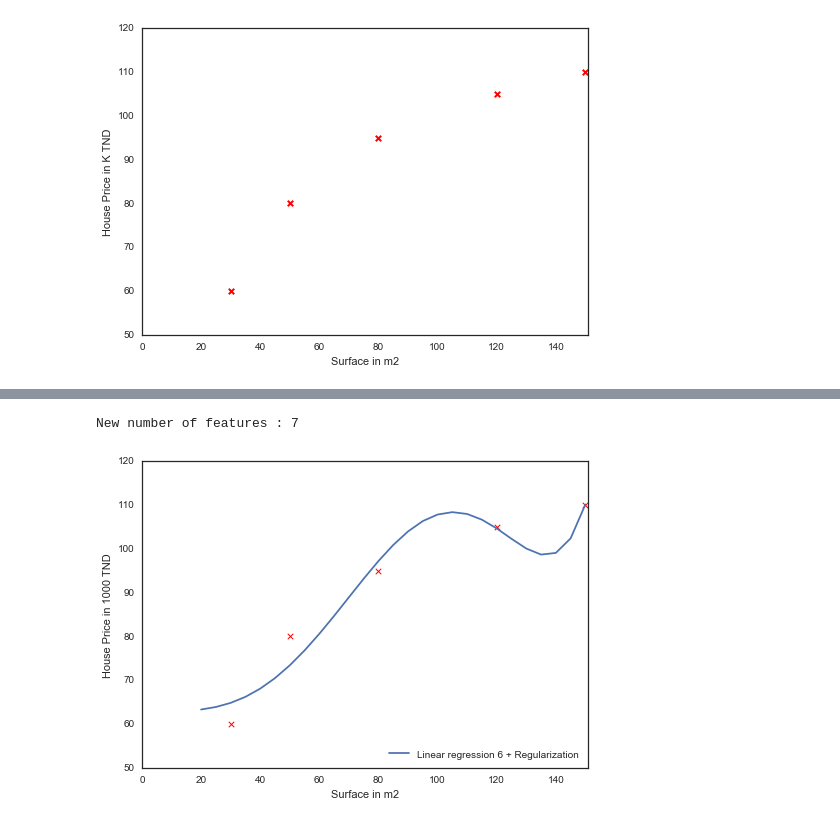
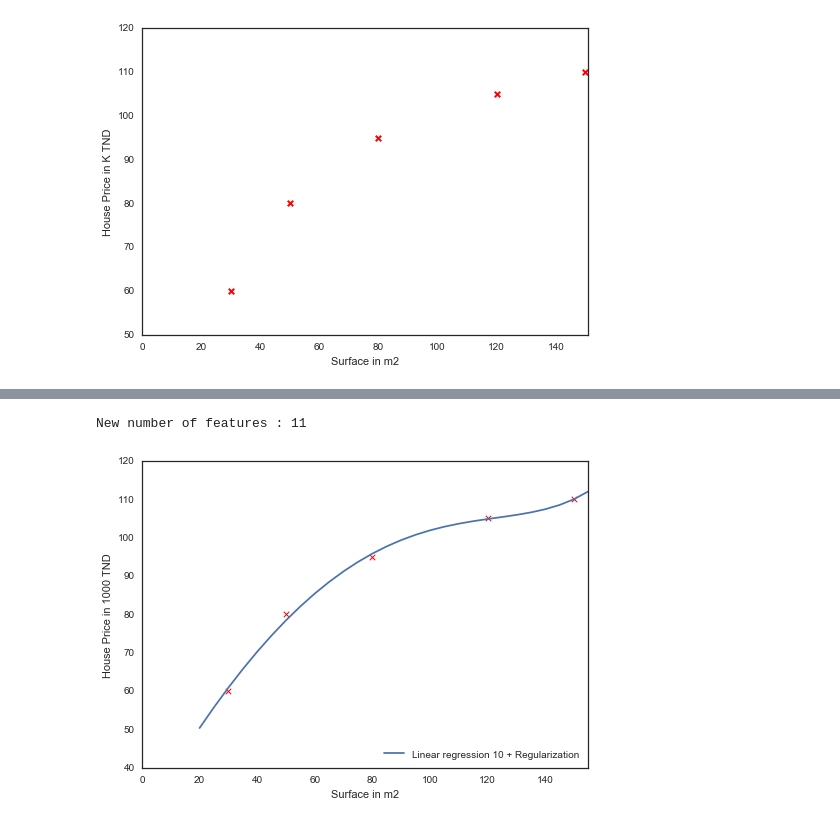
Before and after one commit to harzallah/Coursera-Machine-Learning, a Jupyter notebook: TPs/Example Regularization.ipynb, the cells around one changed output, grey strips where cells are left out. Drawn from its saved outputs; the diff is of its cells as text; code cells hidden in the pictures.

Commit message:
example for overfitting and regularization

```diff
--- a/TPs/Example Regularization.ipynb
+++ b/TPs/Example Regularization.ipynb
@@ -123,24 +123,24 @@ New number of features : 11
 # %%
-xx = np.arange(20,155, 5)
+xx = np.arange(20,156, 5)
 
-poly = PolynomialFeatures(6)
+poly = PolynomialFeatures(10)
 Xpoly = poly.fit_transform(X)
 print 'New number of features :', Xpoly.shape[1]
 plt.scatter(X, y, s=30, c='r', marker='x', linewidths=1)
 
-regr = linear_model.Ridge (alpha = 0.5)
+regr = linear_model.Lasso(alpha = 0.1)
 regr.fit(Xpoly, y.ravel())
 
 theta = regr.coef_.reshape(-1, 1)
 xxpoly = poly.fit_transform(xx.reshape(-1, 1))
 yypoly = regr.intercept_+xxpoly.dot(theta)
 
-plt.plot(xx, yypoly, label='Linear regression 6 + Regularization')
+plt.plot(xx, yypoly, label='Linear regression 10 + Regularization')
 
-plt.xlim(0,151)
+plt.xlim(0,155)
 plt.ylabel('House Price in 1000 TND')
 plt.xlabel('Surface in m2');
 plt.legend(loc=4);
 # %% [output]
-New number of features : 7
+New number of features : 11
-[figure, old version]
+[figure, new version]
```
Also changed, not shown: parts of 4 cells of this notebook.
